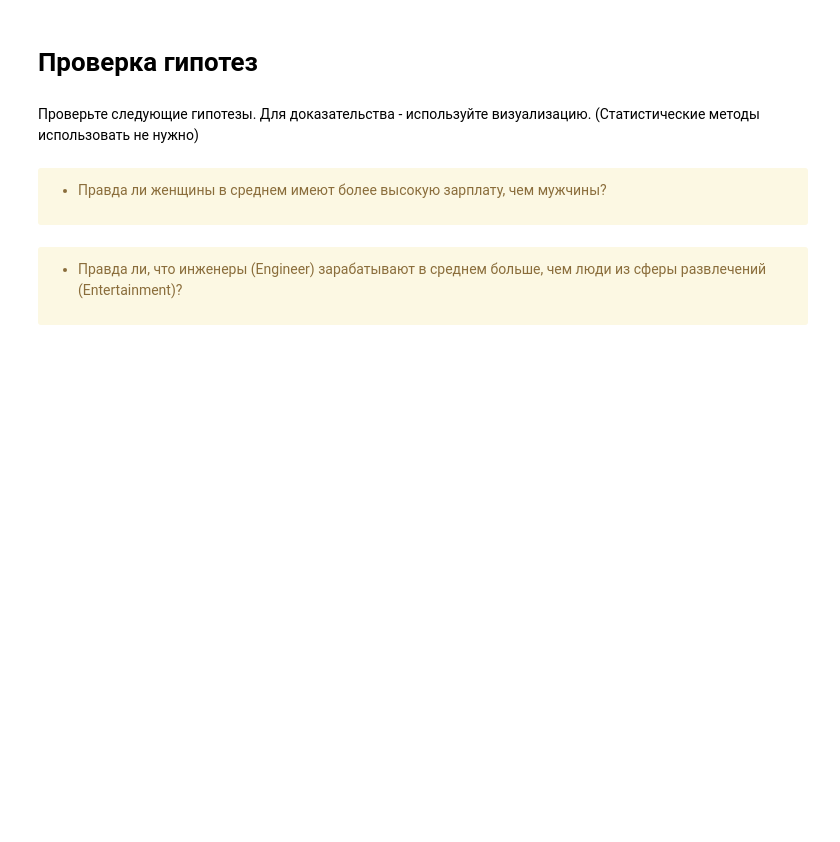
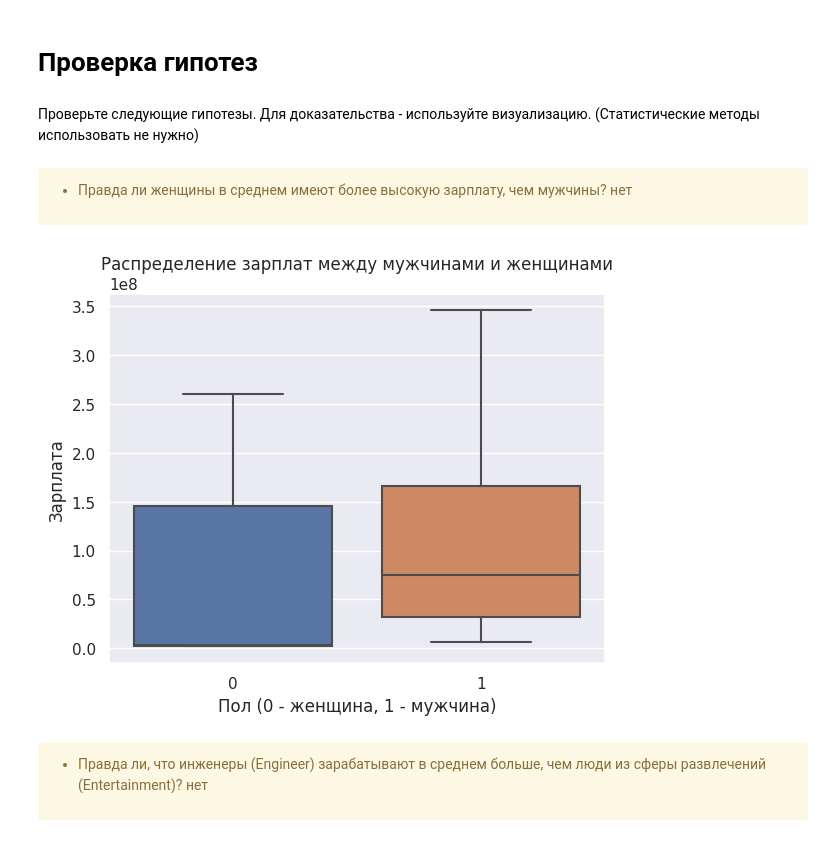
Before and after one commit to Andre-1970/Introduction_to_the_specialty_and_tools_for_working_with_data, a Jupyter notebook: M3_HW.ipynb, the cells around one changed output. Drawn from its saved outputs; the diff is of its cells as text; code cells hidden in the pictures; blank space fills up the shorter version.

```diff
--- a/M3_HW.ipynb
+++ b/M3_HW.ipynb
@@ -57,3 +97,23 @@ data.head()
 * Есть ли дубли в данных? Если есть - удалить их (`drop_duplicates`).
 * Есть ли пропуски в данных? Если есть - удалить столбцы, в которых они есть. (`dropna()`)
 * Найти и удалить выбросы по признаку `home_cost`. Сколько их?
+# %%
+# Проверка на дубликаты
+print("Дубликаты до удаления: ", data.duplicated().sum())
+data.drop_duplicates(inplace=True)
+print("Дубликаты после удаления: ", data.duplicated().sum())
+
+# Проверка на пропуски в данных
+print("Пропуски до удаления: \n", data.isnull().sum())
+data.dropna(axis=1, inplace=True)
+print("Пропуски после удаления: \n", data.isnull().sum())
+
+# Поиск и удаление выбросов по признаку 'home_cost'
+Q1 = data['home_cost'].quantile(0.25)
+Q3 = data['home_cost'].quantile(0.75)
+IQR = Q3 - Q1
+outliers = ((data['home_cost'] < (Q1 - 1.5 * IQR)) | (data['home_cost'] > (Q3 + 1.5 * IQR)))
+print("Количество выбросов до удаления: ", outliers.sum())
+data = data[~outliers]
+print("Количество выбросов после удаления: ",
+      ((data['home_cost'] < (Q1 - 1.5 * IQR)) | (data['home_cost'] > (Q3 + 1.5 * IQR))).sum())
@@ -65,7 +143,17 @@ data.head()
 <div class="alert alert-warning">
 
 * Правда ли женщины в среднем имеют более высокую зарплату, чем мужчины?
+нет
+# %%
+sns.boxplot(x='sex', y='salary', data=data)
+plt.title('Распределение зарплат между мужчинами и женщинами')
+plt.xlabel('Пол (0 - женщина, 1 - мужчина)')
+plt.ylabel('Зарплата')
+plt.show()
+# %% [output]
+[figure, added]
 # %% [markdown]
 <div class="alert alert-warning">
 
 * Правда ли, что инженеры (Engineer) зарабатывают в среднем больше, чем люди из сферы развлечений (Entertainment)?
+нет
```
Also changed, not shown: parts of 12 cells of this notebook.
